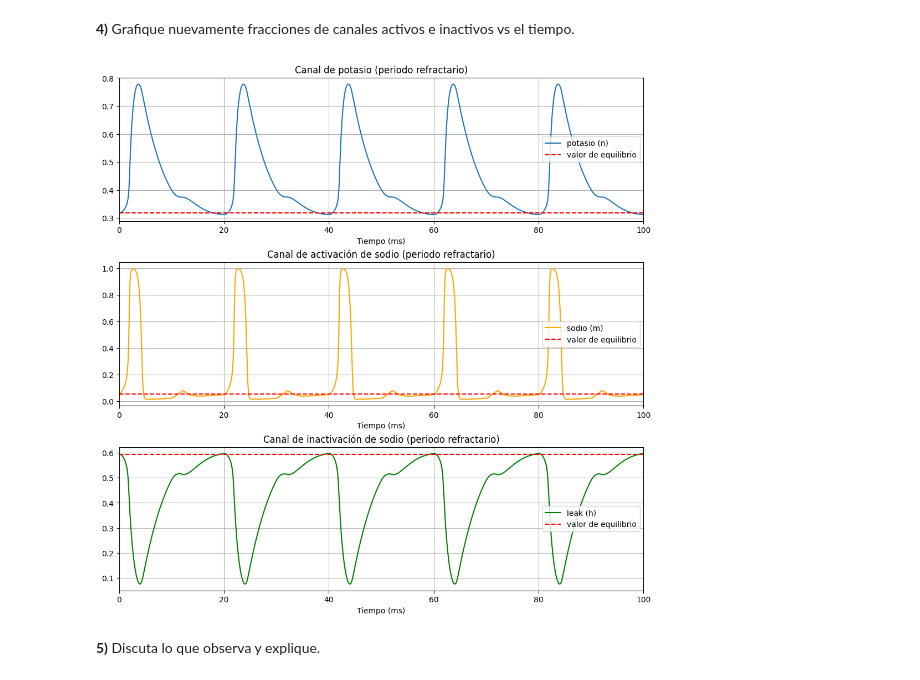
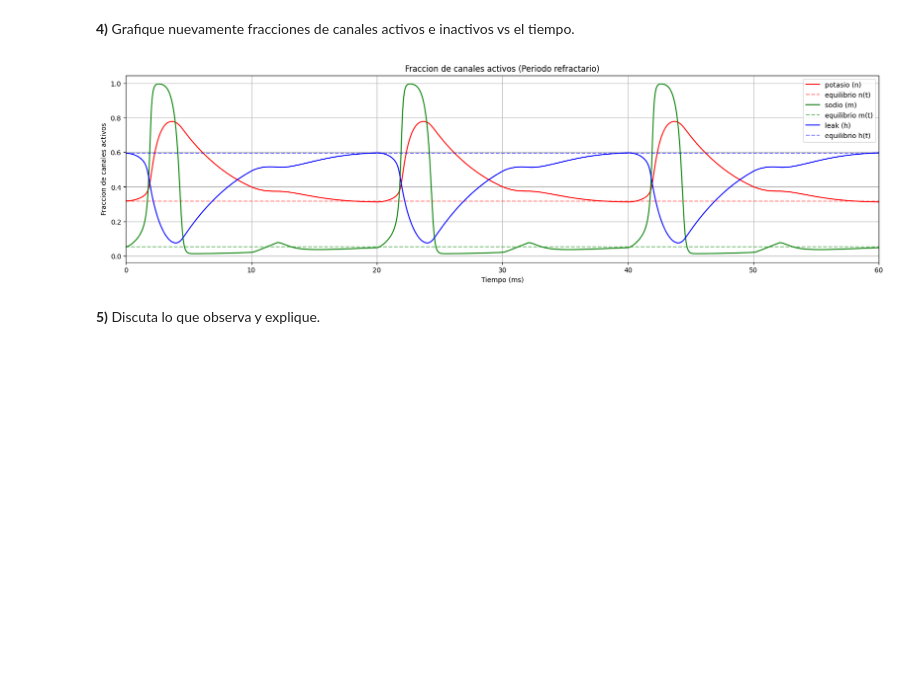
Before and after one commit to AdolfoBanchio/Modelo-Hodgkin-y-Huxley, a Jupyter notebook: redes_neuronales_2024_guia_8.ipynb, the cells around one changed output. Drawn from its saved outputs; the diff is of its cells as text; code cells hidden in the pictures; blank space fills up the shorter version.

Commit message:
graficos

```diff
--- a/redes_neuronales_2024_guia_8.ipynb
+++ b/redes_neuronales_2024_guia_8.ipynb
@@ -785,42 +785,35 @@ plt.show()
 [figure]
 # %% [markdown]
 **4)** Grafique nuevamente fracciones de canales activos e inactivos vs el tiempo.
-# %%
-fig, ax = plt.subplots(3,1,figsize=(10,10), layout='constrained')
-
-# arreglo con puntos donde finaliza la corriente
-i_points = [i for i in range(0,100) if i%10 == 2]
-
-# grafico de n
-ax[0].plot(t_4,n_4,label='potasio (n)')
-ax[0].set_xlabel('Tiempo (ms)')
-ax[0].set_title('Canal de potasio (periodo refractario)')
-ax[0].axhline(y=n_eq, color='r', linestyle='--', label='valor de equilibrio')
-ax[0].set_xlim(0,100)
-ax[0].legend()
-ax[0].grid()
-
-# grafico de m
-ax[1].plot(t_4,m_4,label='sodio (m)', color='orange')
-ax[1].set_xlabel('Tiempo (ms)')
-ax[1].set_title('Canal de activación de sodio (periodo refractario)')
-ax[1].axhline(y=m_eq, color='r', linestyle='--', label='valor de equilibrio')
-ax[1].set_xlim(0,100)
-ax[1].legend()
-ax[1].grid()
-
-# grafico de h
-ax[2].plot(t_4,h_4,label='leak (h)', color='green')
-ax[2].set_xlabel('Tiempo (ms)')
-ax[2].set_title('Canal de inactivación de sodio (periodo refractario)')
-ax[2].axhline(y=h_eq, color='r', linestyle='--', label='valor de equilibrio')
-ax[2].set_xlim(0,100)
-ax[2].legend()
-ax[2].grid()
-
-plt.show()
-# %% [output]
-[figure, removed]
+# %%
+""" fig = plt.figure(figsize=(20,5))
+plt.plot(t_4,v_4)
+plt.xlabel('Tiempo (ms)')
+plt.ylabel('Potencial de membrana (mV)')
+plt.title('Potencial de membrana (Periodo refractario)')
+plt.axhline(y=v_eq, color='r', linestyle='--', label='v_eq')
+plt.xlim(0,60)
+plt.legend()
+plt.grid()
+plt.show()
+ """
+fig = plt.figure(figsize=(20,5))
+
+plt.plot(t_4,n_4,label='potasio (n)', color='r')
+plt.axhline(y=n_eq, color='r', linestyle='--', label='equilibrio n(t)', alpha=0.5)
+plt.plot(t_4,m_4,label='sodio (m)', color='g')
+plt.axhline(y=m_eq, color='g', linestyle='--', label='equilibrio m(t)', alpha=0.5)
+plt.plot(t_4,h_4,label='leak (h)', color='b')
+plt.axhline(y=h_eq, color='b', linestyle='--', label='equilibrio h(t)', alpha=0.5)
+plt.xlabel('Tiempo (ms)')
+plt.ylabel('Fraccion de canales activos')
+plt.title('Fraccion de canales activos (Periodo refractario)')
+plt.xlim(0,60)
+plt.legend()
+plt.grid()
+plt.show()
+# %% [output]
+[figure, added]
 # %% [markdown]
 **5)** Discuta lo que observa y explique.
 # %% [markdown]
```
Also changed, not shown: parts of 4 cells of this notebook.
